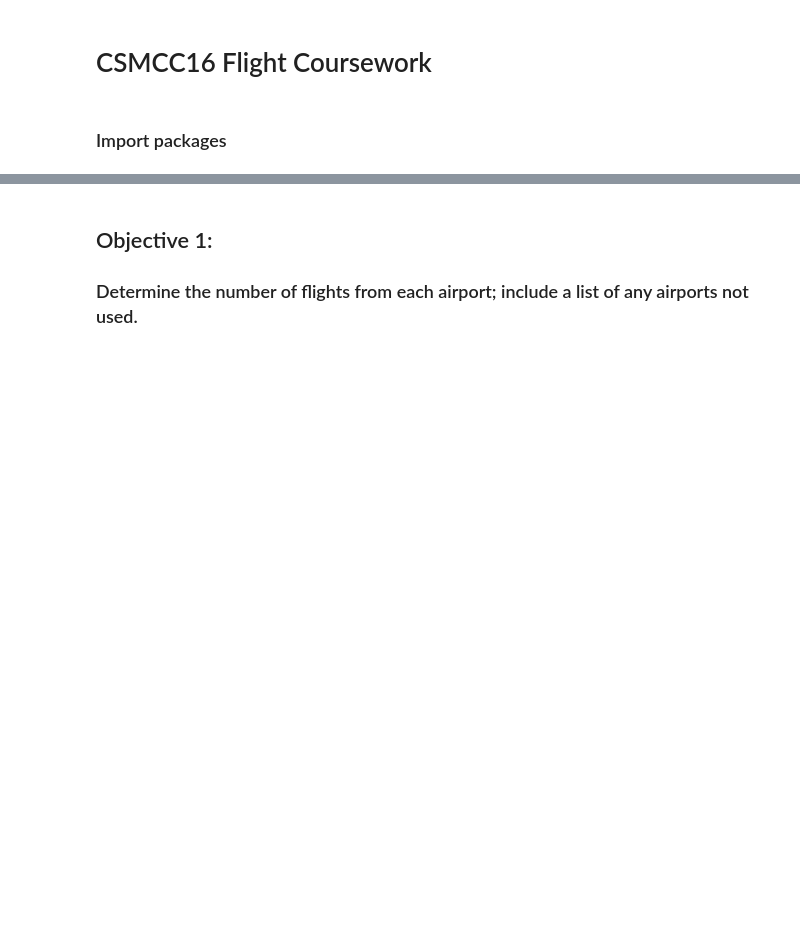
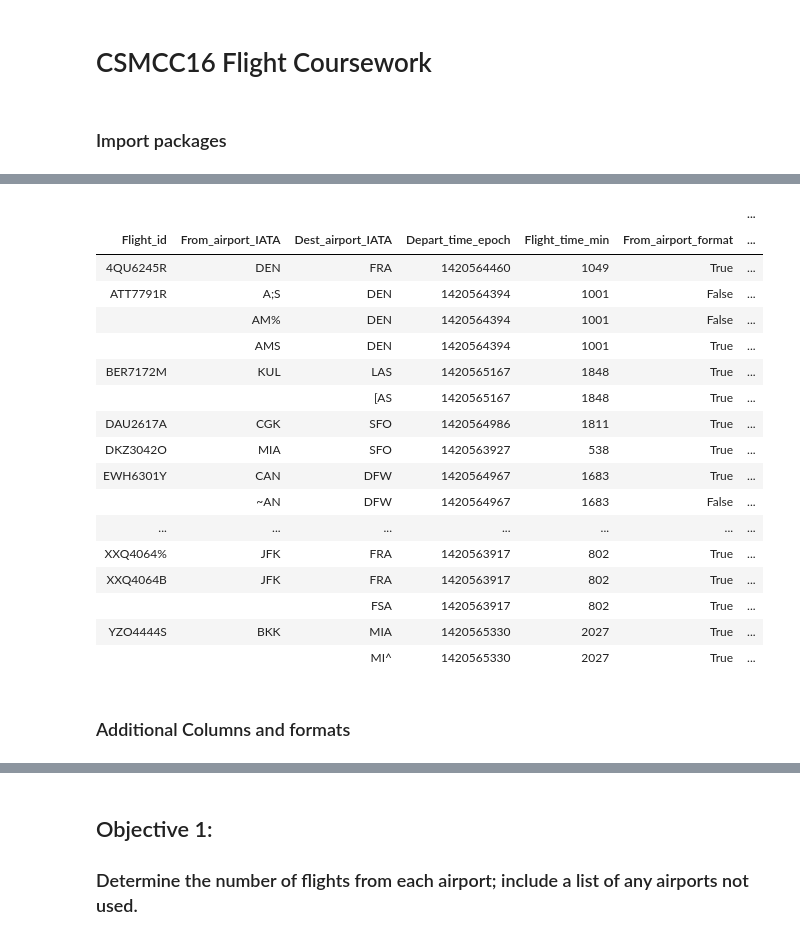
Before and after one commit to bloomfield-analysis/jk800839, a Jupyter notebook: CSMCC16 Flight Assignment JK800839.ipynb, the cells around one changed output, grey strips where cells are left out. Cells and saved outputs as stored; diff of their text form; code cells hidden in the pictures; blank space fills up the shorter version.

```diff
--- a/CSMCC16 Flight Assignment JK800839.ipynb
+++ b/CSMCC16 Flight Assignment JK800839.ipynb
@@ -57,0 +64,2 @@ pass_datet_df.columns = ['Passenger_id'
+# %%
+pass_data_df['count']='1'
@@ -57,0 +82,14 @@ pass_datet_df.columns = ['Passenger_id'
+# %%
+#correct formats
+format_IATA = r"[A-Z][A-Z][A-Z]"
+format_flight_id = r"[A-Z][A-Z][A-Z][0-9][0-9][0-9][0-9][A-Z]"
+format_pass_id = r"[A-Z][A-Z][A-Z][0-9][0-9][0-9][0-9][A-Z][A-Z][0-9]"
+
+#add column indicating if correct
+pass_data_df['From_airport_format'] =pass_data_df['From_airport_IATA'].str.contains(format_IATA)
+pass_data_df['Dest_airport_format'] =pass_data_df['Dest_airport_IATA'].str.contains(format_IATA)
+pass_data_df['Pass_id_format'] =pass_data_df['Passenger_id'].str.contains(format_pass_id)
+pass_data_df['Flight_id_format'] =pass_data_df['Flight_id'].str.contains(format_flight_id)
+# %%
+#add column indicating if all flight regex correct
+pass_data_df['Flight_info_correct']=pass_data_df.all(axis='columns')
@@ -58,3 +341,53 @@ pass_datet_df.columns = ['Passenger_id'
+# %%
+#select data for objective 2
+#obj2_data =
+flight_only_data = pass_data_df[['Flight_id'
+                      ,'From_airport_IATA'
+                      ,'Dest_airport_IATA'
+                      ,'Depart_time_epoch'
+                      ,'Flight_time_min'
+                        ,'From_airport_format'
+                        ,'Dest_airport_format'
+#                        ,'Pass_id_format'
+                        ,'Flight_id_format'
+                    ,'count'
+                        ]]
+# %%
+#obj2_results =
+flight_only_data.groupby(['Flight_id'
+                      ,'From_airport_IATA'
+                      ,'Dest_airport_IATA'
+                      ,'Depart_time_epoch'
+                      ,'Flight_time_min'
+                        ,'From_airport_format'
+                        ,'Dest_airport_format'
+                        ,'Pass_id_format'
+                        ,'Flight_id_format'
+                         ]).count()
+#reset index as columns
+#flight_only_data.reset_index(inplace=True)
+##obj2_results
+# %% [output]
+|  |  |  |  |  |  | ... |
+| Flight_id | From_airport_IATA | Dest_airport_IATA | Depart_time_epoch | Flight_time_min | From_airport_format | ... |
+| 4QU6245R | DEN | FRA | 1420564460 | 1049 | True | ... |
+| ATT7791R | A;S | DEN | 1420564394 | 1001 | False | ... |
+|  | AM% | DEN | 1420564394 | 1001 | False | ... |
+|  | AMS | DEN | 1420564394 | 1001 | True | ... |
+| BER7172M | KUL | LAS | 1420565167 | 1848 | True | ... |
+|  |  | [AS | 1420565167 | 1848 | True | ... |
+| DAU2617A | CGK | SFO | 1420564986 | 1811 | True | ... |
+| DKZ3042O | MIA | SFO | 1420563927 | 538 | True | ... |
+| EWH6301Y | CAN | DFW | 1420564967 | 1683 | True | ... |
+|  | ~AN | DFW | 1420564967 | 1683 | False | ... |
+| ... | ... | ... | ... | ... | ... | ... |
+| XXQ4064% | JFK | FRA | 1420563917 | 802 | True | ... |
+| XXQ4064B | JFK | FRA | 1420563917 | 802 | True | ... |
+|  |  | FSA | 1420563917 | 802 | True | ... |
+| YZO4444S | BKK | MIA | 1420565330 | 2027 | True | ... |
+|  |  | MI^ | 1420565330 | 2027 | True | ... |
+# %% [markdown]
+### Additional Columns and formats
 # %%
 #Calculate epoch Arrival Time
 pass_data_df['Arrive_epoch'] = pass_data_df['Depart_time_epoch']+pass_data_df['Flight_time_min']*60
```
Also changed, not shown: parts of 48 cells of this notebook.
